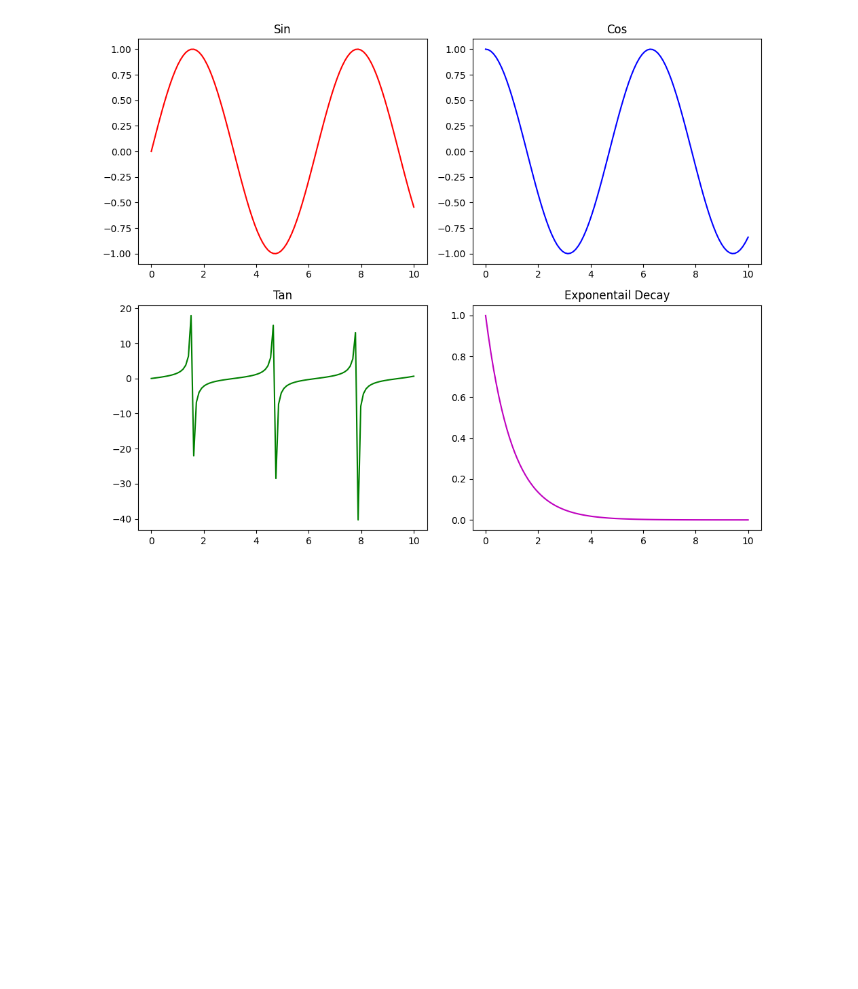
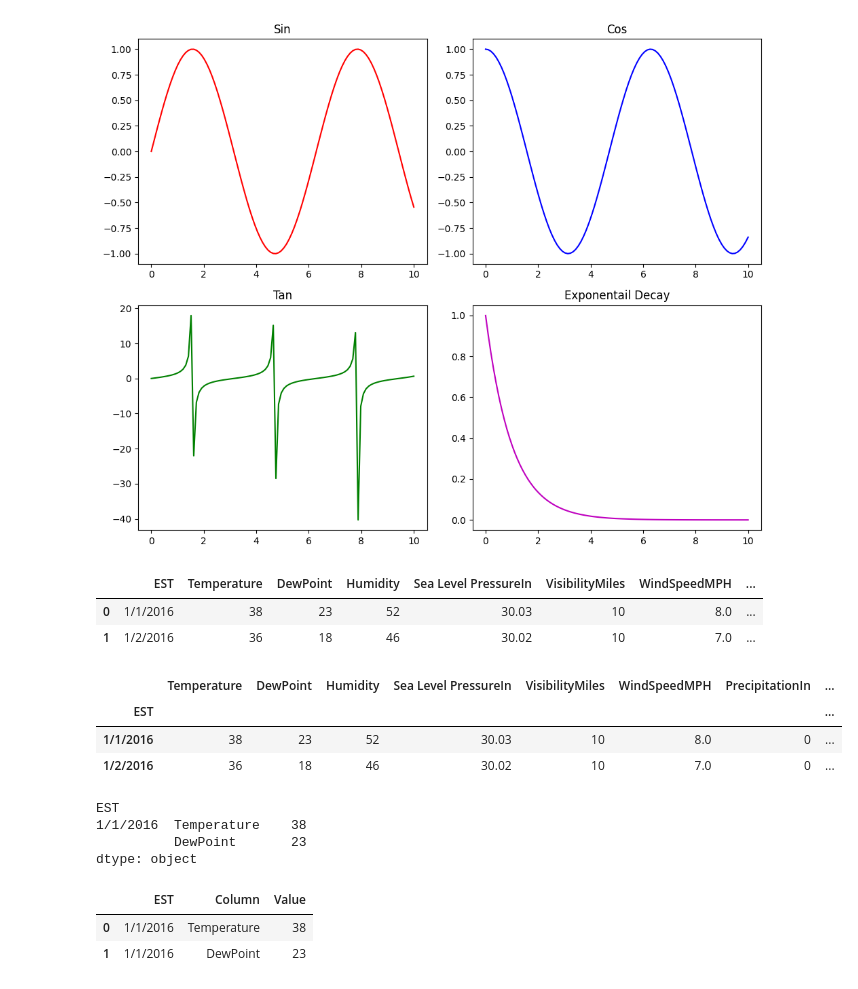
Before and after one commit to AjeebKunhuty/UST-Training-Campus, a Jupyter notebook: Python/dataAnalytics.ipynb, the cells around one changed output. Cells and saved outputs as stored; diff of their text form; code cells hidden in the pictures; blank space fills up the shorter version.

```diff
--- a/Python/dataAnalytics.ipynb
+++ b/Python/dataAnalytics.ipynb
@@ -1080,3 +1080,31 @@ plt.tight_layout()
 plt.show()
 # %% [output]
 [figure]
+# %%
+import pandas as pd
+df = pd.read_csv('Dataset/nyc_weather.csv')
+df.head(2)
+# %% [output]
+|  | EST | Temperature | DewPoint | Humidity | Sea Level PressureIn | VisibilityMiles | WindSpeedMPH | ... |
+| 0 | 1/1/2016 | 38 | 23 | 52 | 30.03 | 10 | 8.0 | ... |
+| 1 | 1/2/2016 | 36 | 18 | 46 | 30.02 | 10 | 7.0 | ... |
+# %%
+df.set_index('EST').head(2)
+# %% [output]
+|  | Temperature | DewPoint | Humidity | Sea Level PressureIn | VisibilityMiles | WindSpeedMPH | PrecipitationIn | ... |
+| EST |  |  |  |  |  |  |  | ... |
+| 1/1/2016 | 38 | 23 | 52 | 30.03 | 10 | 8.0 | 0 | ... |
+| 1/2/2016 | 36 | 18 | 46 | 30.02 | 10 | 7.0 | 0 | ... |
+# %%
+df.set_index('EST').stack().head(2)
+# %% [output]
+EST
+1/1/2016  Temperature    38
+          DewPoint       23
+dtype: object
+# %%
+df.set_index('EST').stack().reset_index().rename(columns={'level_1':'Column', 0:'Value'}).head(2)
+# %% [output]
+|  | EST | Column | Value |
+| 0 | 1/1/2016 | Temperature | 38 |
+| 1 | 1/1/2016 | DewPoint | 23 |
```
Also changed, not shown: parts of 4 cells of this notebook.
